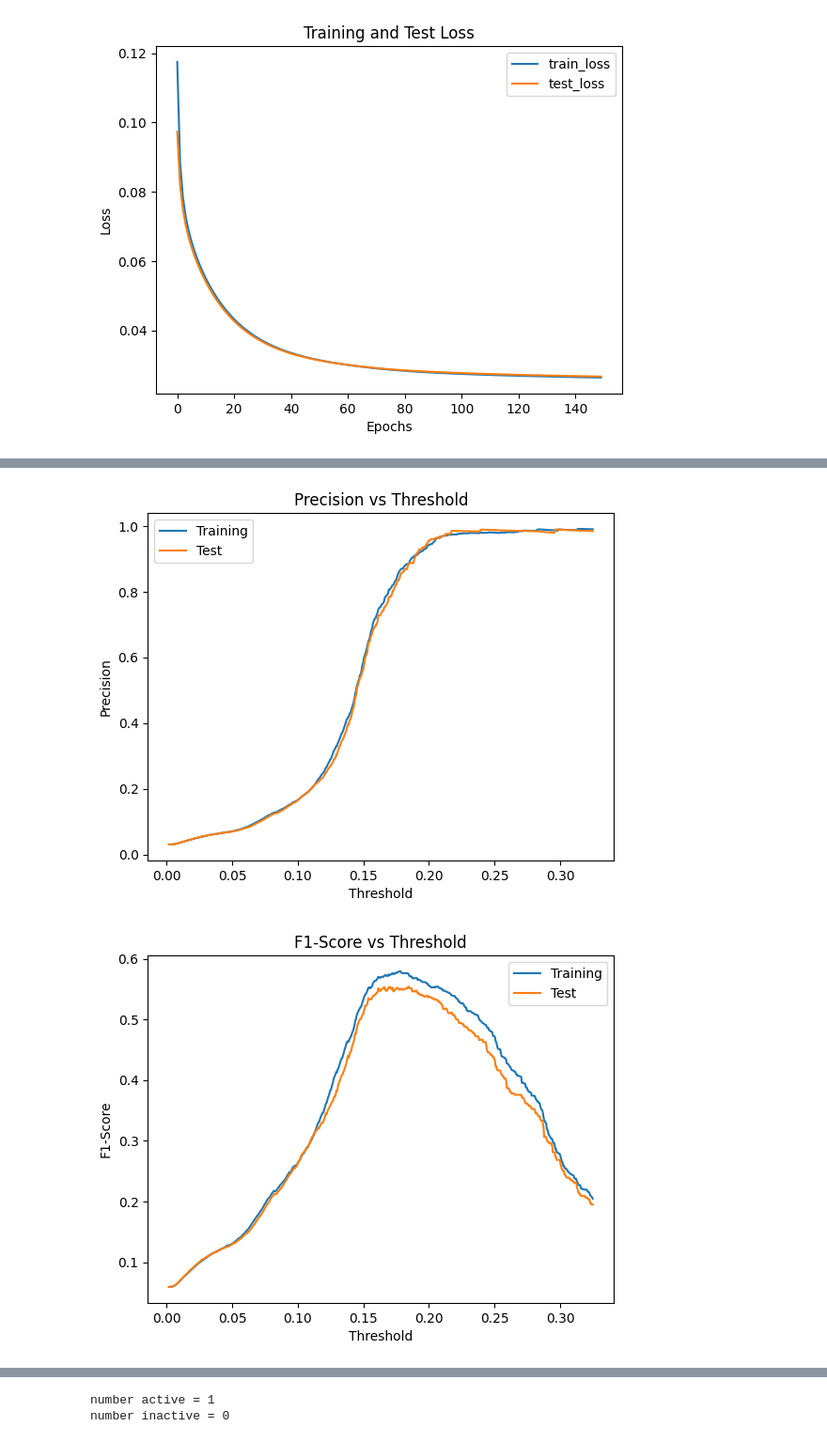
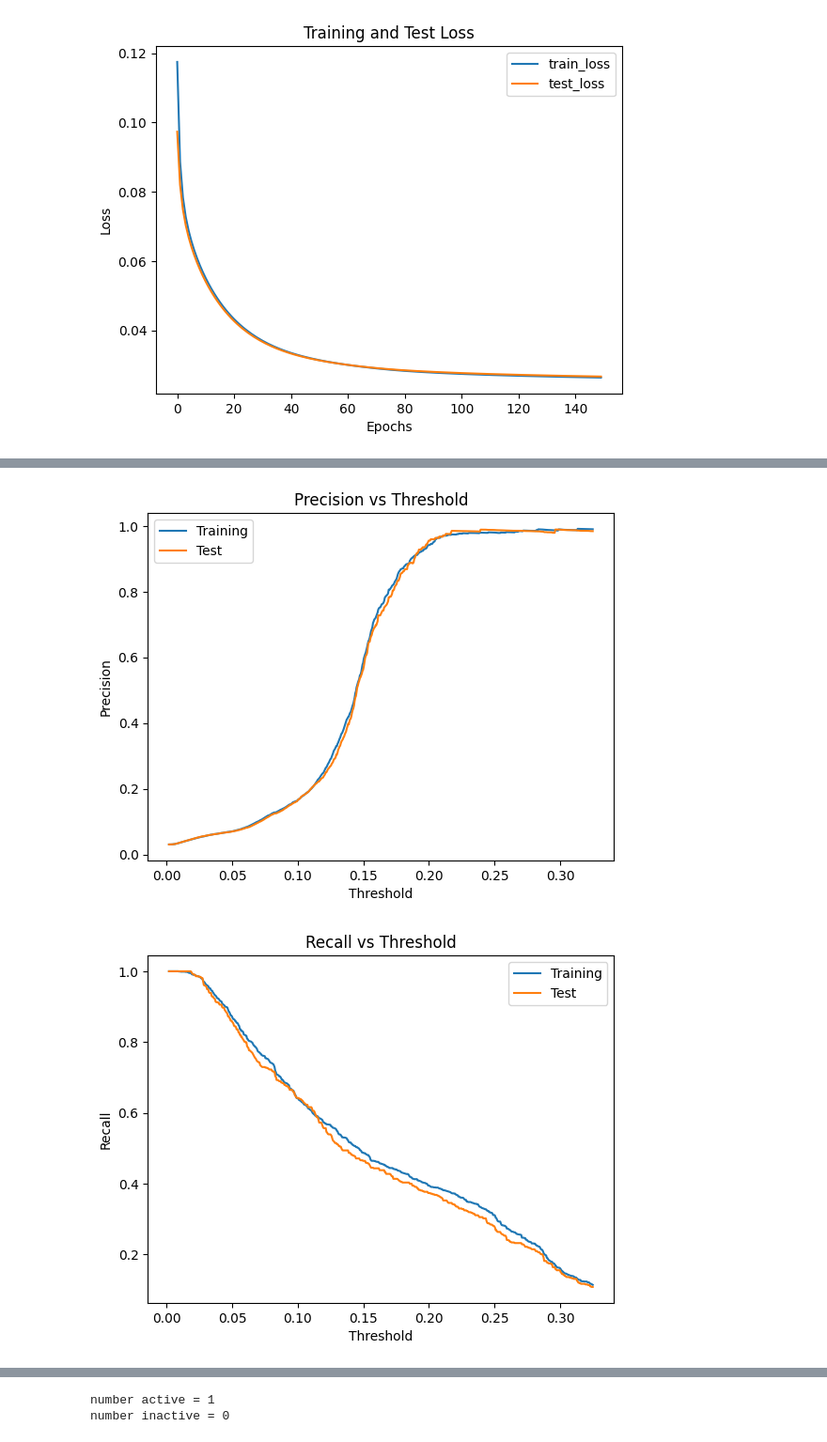
Before and after one commit to sofiacho/ECS171, a Jupyter notebook: notebook/main_algo.ipynb, the cells around one changed output, grey strips where cells are left out. Shown at 94% size. Saved outputs shown, nothing was run; the diff lists cells and outputs as text; code cells hidden in the pictures.

Commit message:
Added plot of recall score

```diff
--- a/notebook/main_algo.ipynb
+++ b/notebook/main_algo.ipynb
@@ -416,16 +421,16 @@ print(predictions)
 # %%
 import matplotlib.pyplot as plt
-from sklearn.metrics import accuracy_score, precision_score, f1_score
+from sklearn.metrics import accuracy_score, precision_score, recall_score, f1_score
 
 threshold_history = []
 
-train_history = {'accuracy': [], 'precision': [], 'auc': [], 'f1': []}
+train_history = {'accuracy': [], 'precision': [], 'recall': [], 'f1': []}
 train_pred = loaded_model.predict(train_data).flatten()
 threshold = round(min(train_pred), 4)
 max_threshold = round(max(train_pred), 4)
 print('Threshold Range:', threshold, max_threshold)
 
-test_history = {'accuracy': [], 'precision': [], 'auc': [], 'f1': []}
+test_history = {'accuracy': [], 'precision': [], 'recall': [], 'f1': []}
 test_pred = loaded_model.predict(test_data).flatten()
 
 while threshold <= max_threshold:
@@ -434,11 +439,13 @@ while threshold <= max_threshold:
     train_label_pred = np.where(train_pred >= threshold, 1, 0)
     train_history['accuracy'].append(accuracy_score(train_label, train_label_pred))
     train_history['precision'].append(precision_score(train_label, train_label_pred))
+    train_history['recall'].append(recall_score(train_label, train_label_pred))
     train_history['f1'].append(f1_score(train_label, train_label_pred))
 
     test_label_pred = np.where(test_pred >= threshold, 1, 0)
     test_history['accuracy'].append(accuracy_score(test_label, test_label_pred))
     test_history['precision'].append(precision_score(test_label, test_label_pred))
+    test_history['recall'].append(recall_score(test_label, test_label_pred))
     test_history['f1'].append(f1_score(test_label, test_label_pred))
 
     threshold += 0.0005
@@ -467,6 +474,15 @@ plt.title('Precision vs Threshold')
 plt.legend()
 plt.show()
 
+# Recall
+plt.plot(threshold_history, train_history['recall'], label='Training')
+plt.plot(threshold_history, test_history['recall'], label='Test')
+plt.xlabel('Threshold')
+plt.ylabel('Recall')
+plt.title('Recall vs Threshold')
+plt.legend()
+plt.show()
+
 # Unlike Accuracy, F-score is resilient to imbalanced datasets. (Lecture 14, slide 28)
 plt.plot(threshold_history, train_history['f1'], label='Training')
 plt.plot(threshold_history, test_history['f1'], label='Test')
@@ -482,5 +498,5 @@ Threshold Range: 0.0019 0.3252
 Best F1-Score: 0.5792943001163241
 Threshold: 0.17840000003203763
 [figure]
 [figure]
-[figure, old version]
+[figure, new version]
```
Also changed, not shown: parts of 3 cells of this notebook.
